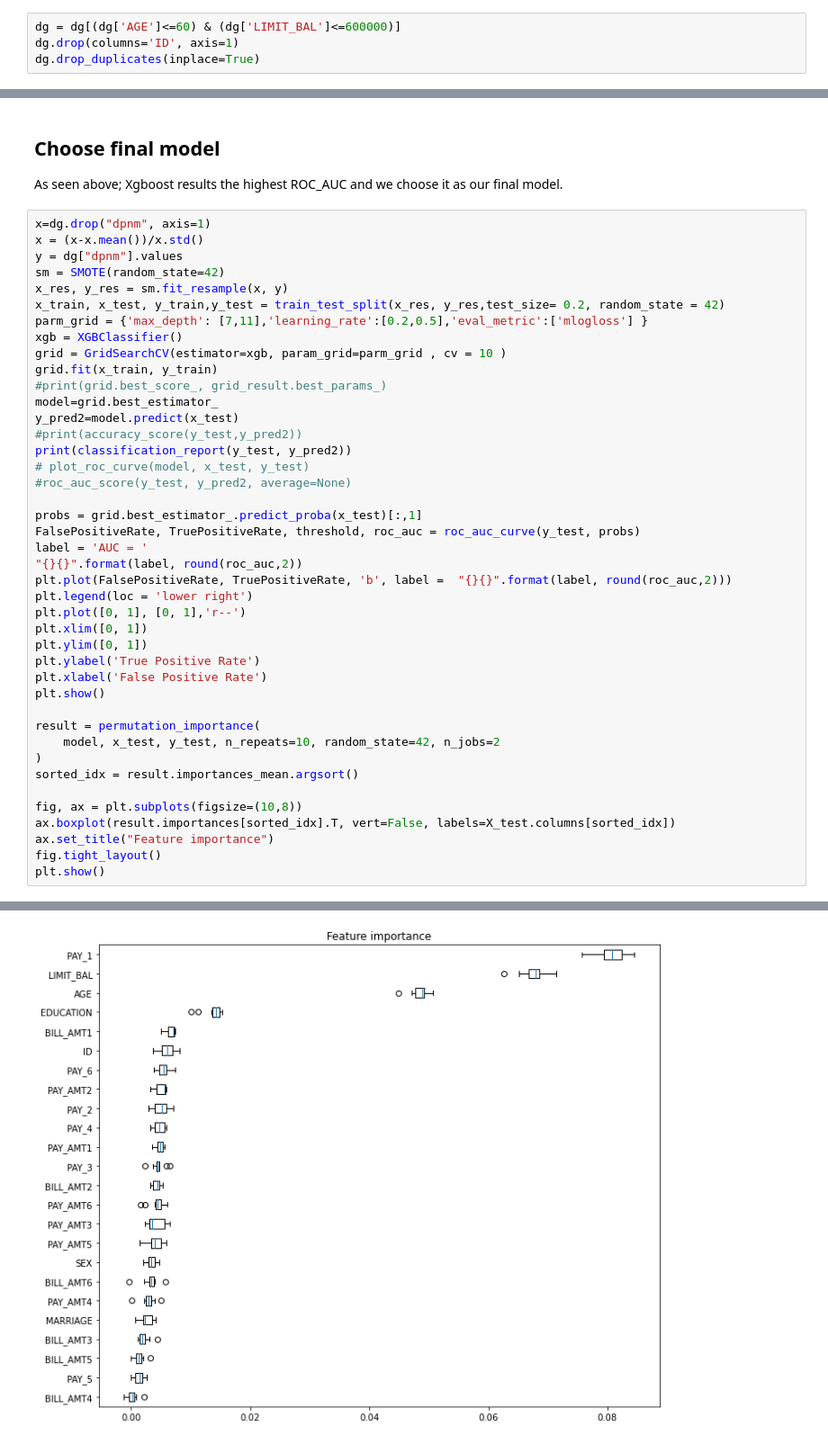
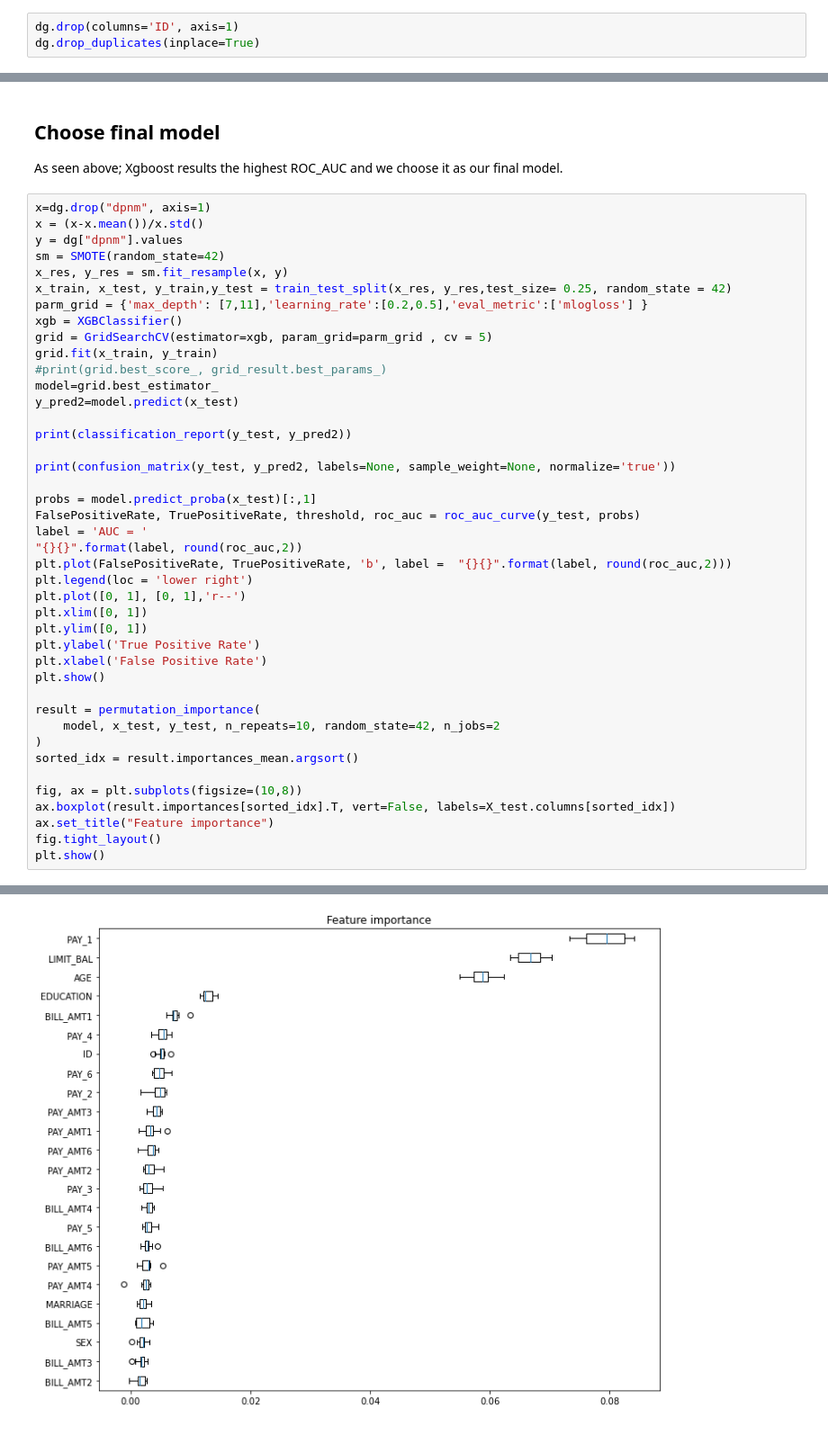
Before and after one commit to somayehY/CreditDefaultPrediction, a Jupyter notebook: CreditDefaultPrediction_DataWrangling.ipynb, the cells around one changed output, grey strips where cells are left out. Shown at 90% size. Drawn from its saved outputs; the diff is of its cells as text.

Commit message:
Update CreditDefaultPrediction_DataWrangling.ipynb
Complete!

```diff
--- a/CreditDefaultPrediction_DataWrangling.ipynb
+++ b/CreditDefaultPrediction_DataWrangling.ipynb
@@ -695,7 +692,6 @@ Let's use original data
 # %%
 dg = pd.read_csv(filename)
 # %%
-dg = dg[(dg['AGE']<=60) & (dg['LIMIT_BAL']<=600000)]
 dg.drop(columns='ID', axis=1)
 dg.drop_duplicates(inplace=True)
 # %%
@@ -741,20 +737,20 @@ x = (x-x.mean())/x.std()
 y = dg["dpnm"].values
 sm = SMOTE(random_state=42)
 x_res, y_res = sm.fit_resample(x, y)
-x_train, x_test, y_train,y_test = train_test_split(x_res, y_res,test_size= 0.2, random_state = 42)
+x_train, x_test, y_train,y_test = train_test_split(x_res, y_res,test_size= 0.25, random_state = 42)
 parm_grid = {'max_depth': [7,11],'learning_rate':[0.2,0.5],'eval_metric':['mlogloss'] }
 xgb = XGBClassifier()
-grid = GridSearchCV(estimator=xgb, param_grid=parm_grid , cv = 10 )
+grid = GridSearchCV(estimator=xgb, param_grid=parm_grid , cv = 5)
 grid.fit(x_train, y_train)
 #print(grid.best_score_, grid_result.best_params_)
 model=grid.best_estimator_
 y_pred2=model.predict(x_test)
-#print(accuracy_score(y_test,y_pred2))
+
 print(classification_report(y_test, y_pred2))
-# plot_roc_curve(model, x_test, y_test)
-#roc_auc_score(y_test, y_pred2, average=None)
 
-probs = grid.best_estimator_.predict_proba(x_test)[:,1]
+print(confusion_matrix(y_test, y_pred2, labels=None, sample_weight=None, normalize='true'))
+
+probs = model.predict_proba(x_test)[:,1]
 FalsePositiveRate, TruePositiveRate, threshold, roc_auc = roc_auc_curve(y_test, probs)
 label = 'AUC = '
 "{}{}".format(label, round(roc_auc,2))
@@ -790 +789 @@ weighted avg       0.89      0.88      0.88      9238
-[figure, old version]
+[figure, new version]
```
Also changed, not shown: parts of 22 cells of this notebook.
